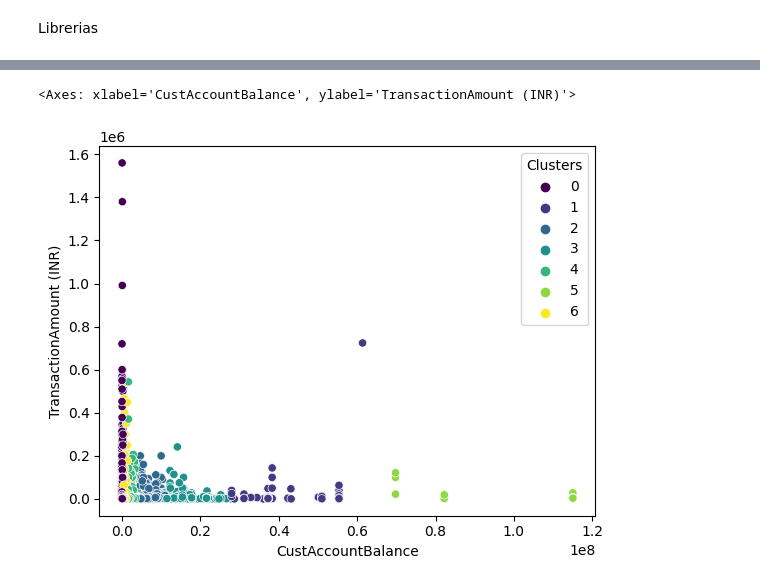
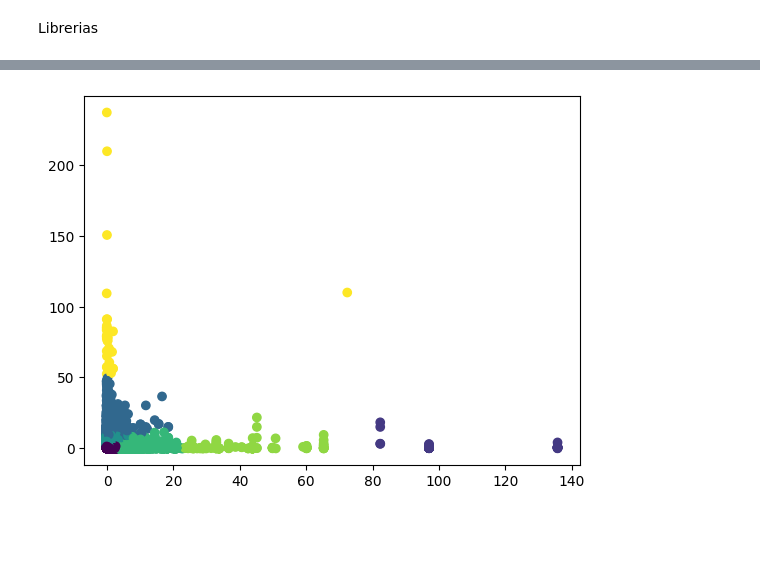
Before and after one commit to aleg001/Lab7-IA, a Jupyter notebook: Lab7.ipynb, the cells around one changed output, grey strips where cells are left out. Cells and saved outputs as stored; diff of their text form; code cells hidden in the pictures; blank space fills up the shorter version.

```diff
--- a/Lab7.ipynb
+++ b/Lab7.ipynb
@@ -217,6 +178,0 @@ array([[3.95635432e+04, 1.43013260e+03],
-# %%
-BankCSV['Clusters'] = km.labels_
-sns.scatterplot(x="CustAccountBalance", y="TransactionAmount (INR)",hue = 'Clusters',  data=BankCSV,palette='viridis')
-# %% [output]
-<Axes: xlabel='CustAccountBalance', ylabel='TransactionAmount (INR)'>
-[figure, removed]
@@ -222,0 +185,11 @@ sns.scatterplot(x="CustAccountBalance", y="TransactionAmount (INR)",hue = 'Clust
+# %%
+scaler = StandardScaler()
+X = scaler.fit_transform(BankCSV[["CustAccountBalance", "TransactionAmount (INR)"]])
+kmeans = KMeans(n_clusters=7)
+kmeans.fit(X)
+
+labels = kmeans.predict(X)
+plt.scatter(X[:, 0], X[:, 1], c=labels)
+plt.show()
+# %% [output]
+[figure, added]
```
Also changed, not shown: parts of 9 cells of this notebook, 1 other file.
